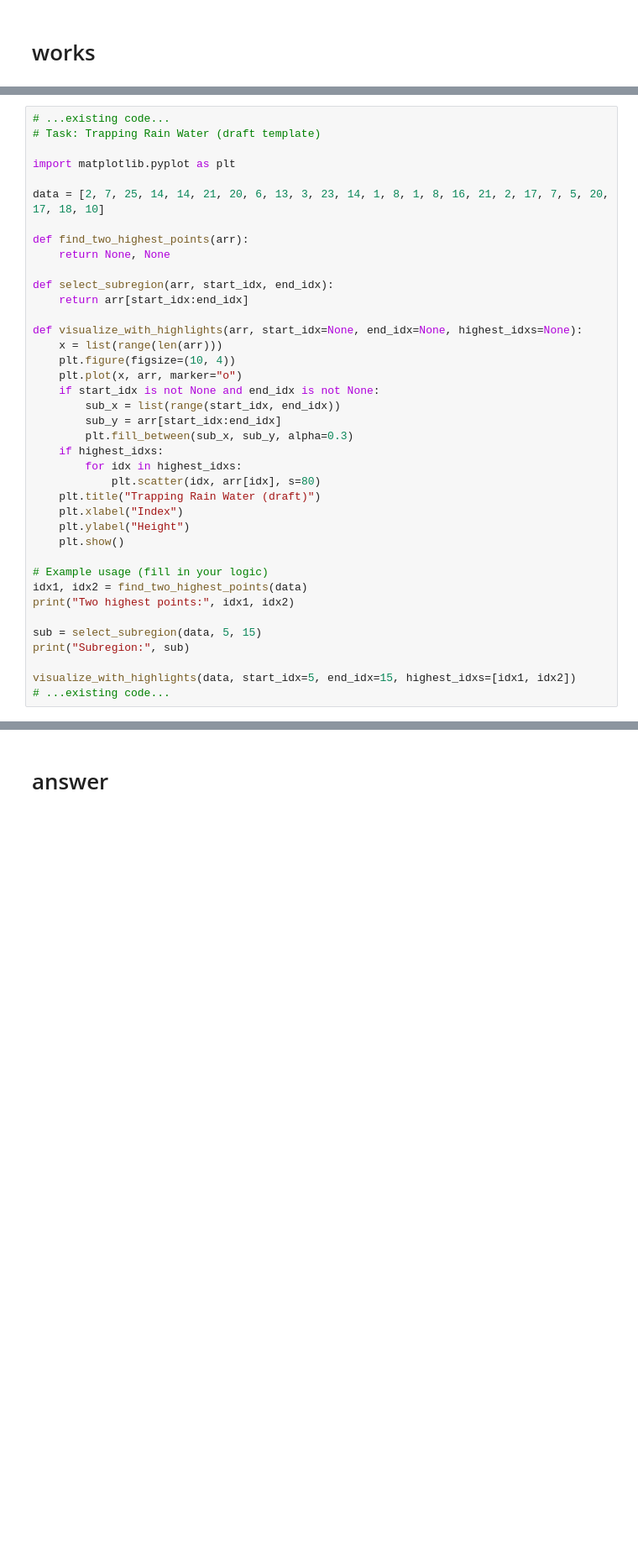
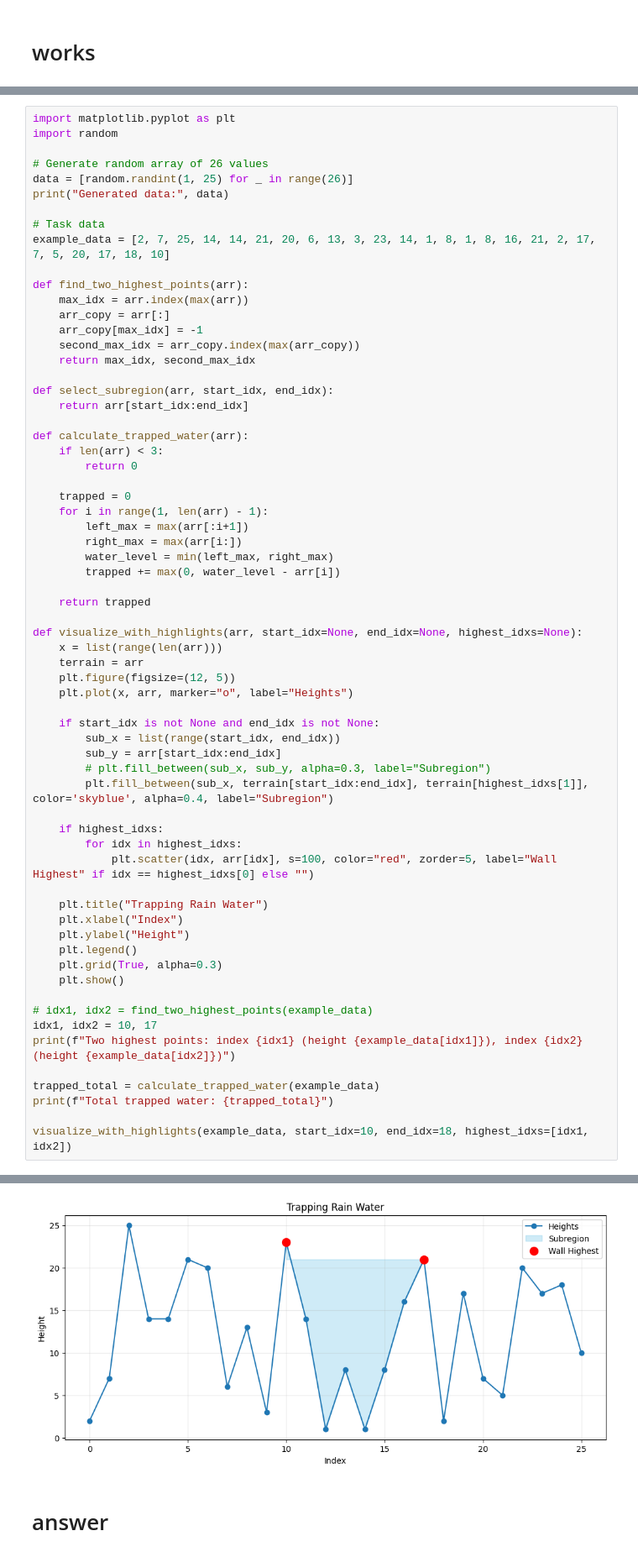
Before and after one commit to Animmant/amazinium_2026_tasks, a Jupyter notebook: works/mountaines.ipynb, the cells around one changed output, grey strips where cells are left out. Shown at 84% size. Saved outputs shown, nothing was run; the diff lists cells and outputs as text; blank space fills up the shorter version.

Commit message:
set const code and data

```diff
--- a/works/mountaines.ipynb
+++ b/works/mountaines.ipynb
@@ -45,40 +45,66 @@ for i in range(5):
 # %%
-# ...existing code...
-# Task: Trapping Rain Water (draft template)
+import matplotlib.pyplot as plt
+import random
 
-import matplotlib.pyplot as plt
+# Generate random array of 26 values
+data = [random.randint(1, 25) for _ in range(26)]
+print("Generated data:", data)
 
-data = [2, 7, 25, 14, 14, 21, 20, 6, 13, 3, 23, 14, 1, 8, 1, 8, 16, 21, 2, 17, 7, 5, 20, 17, 18, 10]
+# Task data
+example_data = [2, 7, 25, 14, 14, 21, 20, 6, 13, 3, 23, 14, 1, 8, 1, 8, 16, 21, 2, 17, 7, 5, 20, 17, 18, 10]
 
 def find_two_highest_points(arr):
-    return None, None
+    max_idx = arr.index(max(arr))
+    arr_copy = arr[:]
+    arr_copy[max_idx] = -1
+    second_max_idx = arr_copy.index(max(arr_copy))
+    return max_idx, second_max_idx
 
 def select_subregion(arr, start_idx, end_idx):
     return arr[start_idx:end_idx]
 
+def calculate_trapped_water(arr):
+    if len(arr) < 3:
+        return 0
+
+    trapped = 0
+    for i in range(1, len(arr) - 1):
+        left_max = max(arr[:i+1])
+        right_max = max(arr[i:])
+        water_level = min(left_max, right_max)
+        trapped += max(0, water_level - arr[i])
+
+    return trapped
+
 def visualize_with_highlights(arr, start_idx=None, end_idx=None, highest_idxs=None):
     x = list(range(len(arr)))
-    plt.figure(figsize=(10, 4))
-    plt.plot(x, arr, marker="o")
+    terrain = arr
+    plt.figure(figsize=(12, 5))
+    plt.plot(x, arr, marker="o", label="Heights")
+
     if start_idx is not None and end_idx is not None:
         sub_x = list(range(start_idx, end_idx))
         sub_y = arr[start_idx:end_idx]
-        plt.fill_between(sub_x, sub_y, alpha=0.3)
+        # plt.fill_between(sub_x, sub_y, alpha=0.3, label="Subregion")
+        plt.fill_between(sub_x, terrain[start_idx:end_idx], terrain[highest_idxs[1]], color='skyblue', alpha=0.4, label="Subregion")
+
     if highest_idxs:
         for idx in highest_idxs:
-            plt.scatter(idx, arr[idx], s=80)
-    plt.title("Trapping Rain Water (draft)")
+            plt.scatter(idx, arr[idx], s=100, color="red", zorder=5, label="Wall Highest" if idx == highest_idxs[0] else "")
+
+    plt.title("Trapping Rain Water")
     plt.xlabel("Index")
     plt.ylabel("Height")
+    plt.legend()
+    plt.grid(True, alpha=0.3)
     plt.show()
 
-# Example usage (fill in your logic)
-idx1, idx2 = find_two_highest_points(data)
-print("Two highest points:", idx1, idx2)
+# idx1, idx2 = find_two_highest_points(example_data)
+idx1, idx2 = 10, 17
+print(f"Two highest points: index {idx1} (height {example_data[idx1]}), index {idx2} (height {example_data[idx2]})")
 
-sub = select_subregion(data, 5, 15)
-print("Subregion:", sub)
+trapped_total = calculate_trapped_water(example_data)
+print(f"Total trapped water: {trapped_total}")
 
-visualize_with_highlights(data, start_idx=5, end_idx=15, highest_idxs=[idx1, idx2])
-# ...existing code...
+visualize_with_highlights(example_data, start_idx=10, end_idx=18, highest_idxs=[idx1, idx2])
 # %% [output]
@@ -86,2 +114,3 @@ ModuleNotFoundError: No module named 'matplotlib'
+[figure, added]
 # %% [markdown]
 # answer
```
Also changed, not shown: parts of 3 cells of this notebook.
